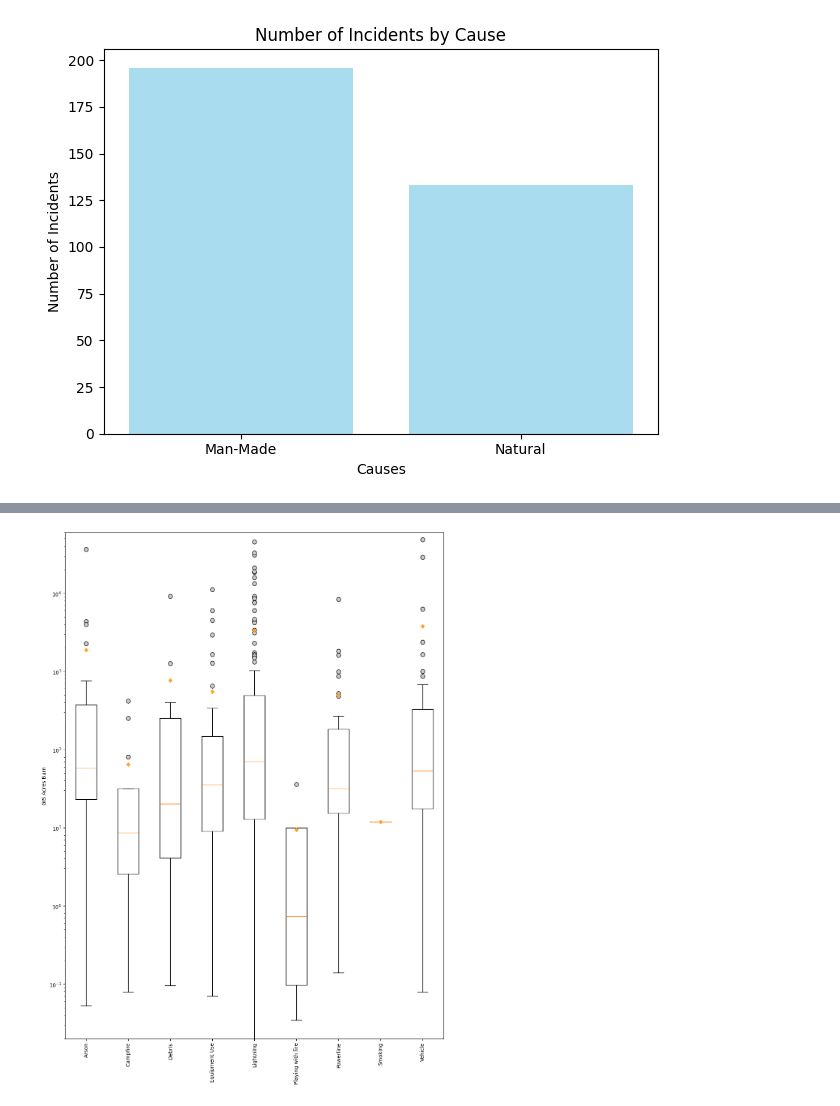
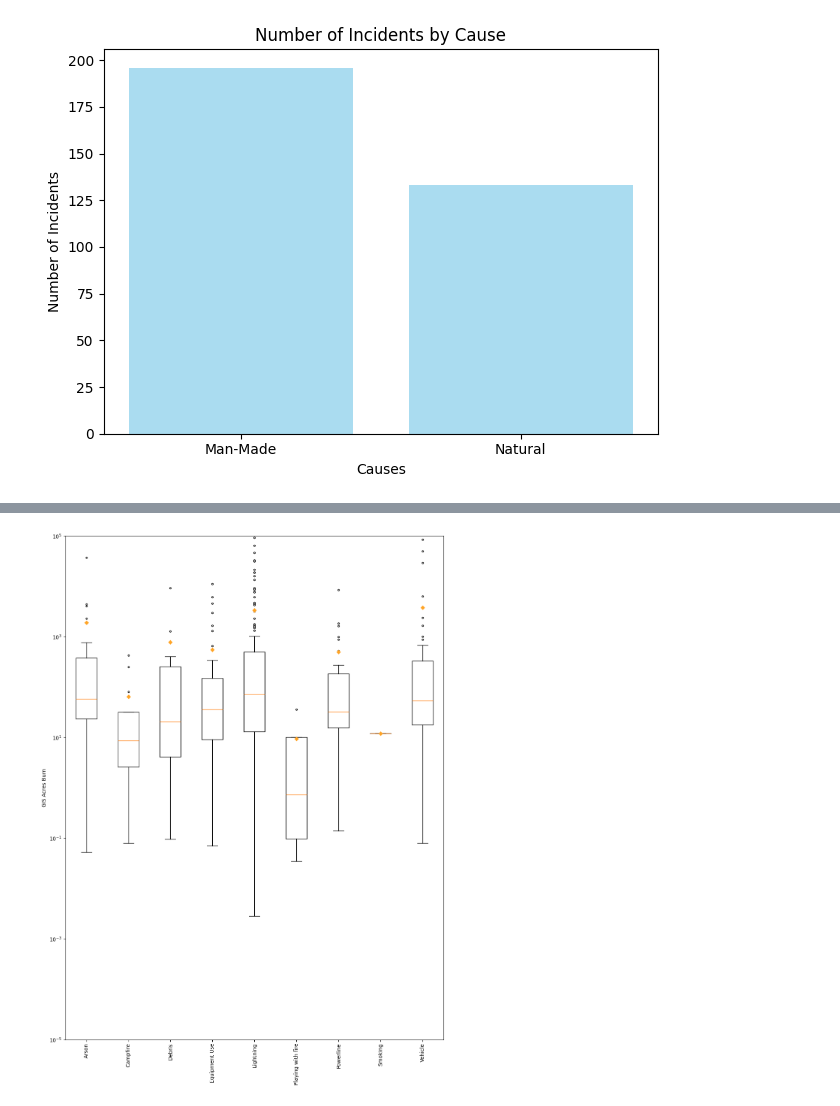
Before and after one commit to epsilonite/pandas-project, a Jupyter notebook: California Wildfire Seasonality/Long/Ignition_Source_2017.ipynb, the cells around one changed output, grey strips where cells are left out. Drawn from its saved outputs; the diff is of its cells as text; code cells hidden in the pictures.

```diff
--- a/California Wildfire Seasonality/Long/Ignition_Source_2017.ipynb
+++ b/California Wildfire Seasonality/Long/Ignition_Source_2017.ipynb
@@ -210,26 +226,26 @@ plt.show()
 # %%
 cause_list = fire_gdf['CAUSE'].unique()
 value_to_remove = 'Miscellaneous'
 new_arr = cause_list[cause_list != value_to_remove]
 value_to_remove = 'Unknown/Unidentified'
 cause_list = new_arr[new_arr != value_to_remove]
 cause_gis = fire_gdf[fire_gdf['CAUSE'].isin(cause_list)]
 grouped_data = cause_gis.groupby('CAUSE')['GIS_ACRES'].apply(list)
 
 # # Create a box plot
 # Highlight potential outliers by changing their color or style
 plt.figure(figsize=(11,15))
 meanprops = dict(marker='D', markeredgecolor='none',markerfacecolor='#ffa425')
 plt.boxplot(grouped_data.values, tick_labels=grouped_data.index, showfliers=True, patch_artist=False,
-            flierprops=dict(marker='o', markerfacecolor='#ccc', markersize=8), meanprops = meanprops,showmeans = True
+            flierprops=dict(marker='o', markerfacecolor='#ccc', markersize=3), meanprops = meanprops,showmeans = True
 )
 
 # Add labels and title
-plt.ylim(0.02, 60000)
+plt.ylim(0.00001, 100000)
 plt.xticks(rotation=90)
 plt.ylabel('GIS Acres Burn')
 plt.yscale('log')
 plt.tight_layout()
 plt.show()
 # %% [output]
-[figure, old version]
+[figure, new version]
```
Also changed, not shown: parts of 1 cell of this notebook, 5 other files.
